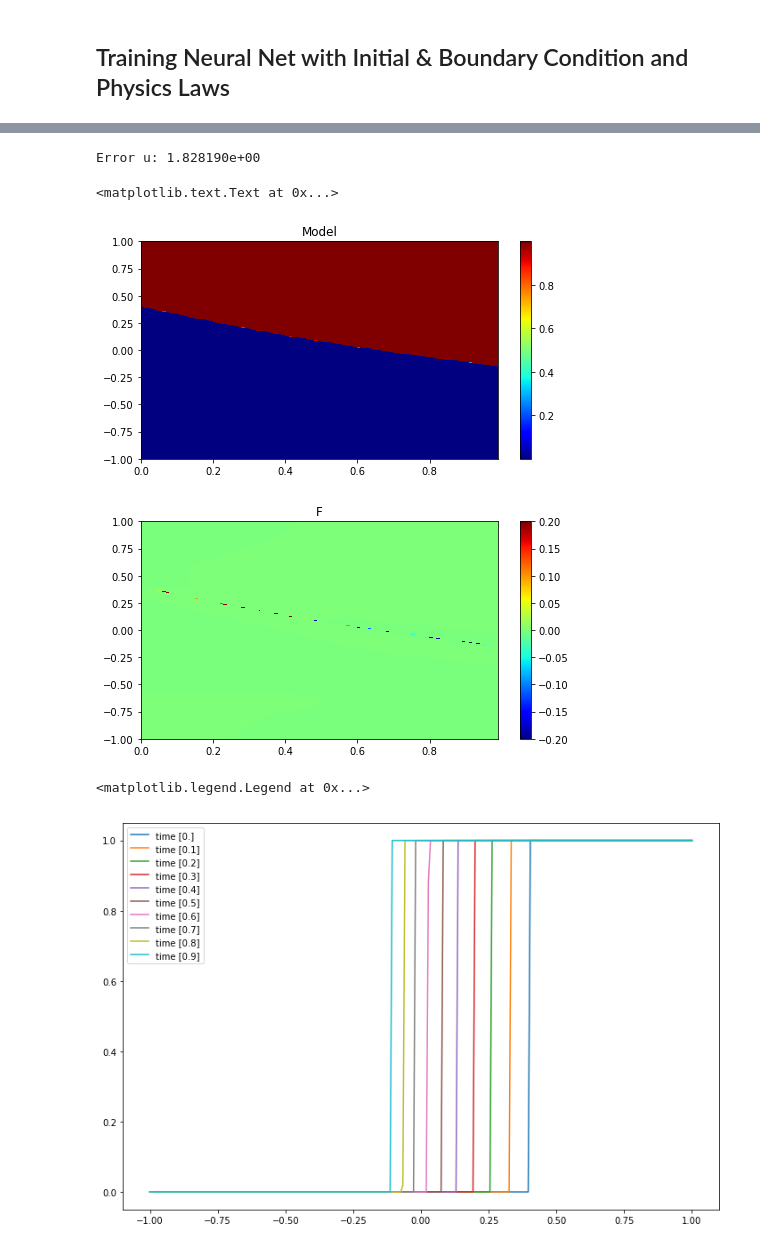
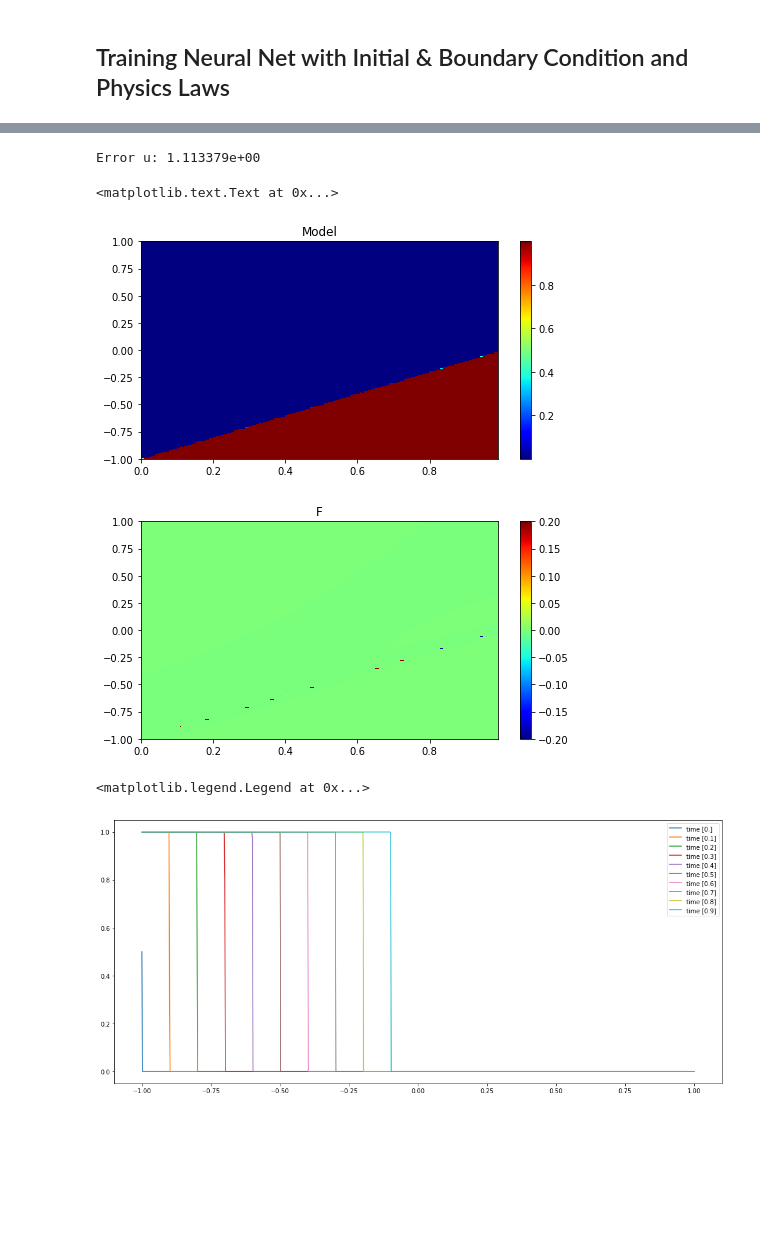
Before and after one commit to zxzhaixiang/physics-informed-neuralnet, a Jupyter notebook: mine/PINN_1D_CFD.ipynb, the cells around one changed output, grey strips where cells are left out. Drawn from its saved outputs; the diff is of its cells as text; code cells hidden in the pictures; blank space fills up the shorter version.

```diff
--- a/mine/PINN_1D_CFD.ipynb
+++ b/mine/PINN_1D_CFD.ipynb
@@ -116,8 +116,8 @@ class PhysicsInformedNN:
         #f = u_t + u*u_x - self.nu*u_xx #burger problem
         #f = u_t - 0.2*u_xx             #1D diffusion problem
         #f = u_t - u_x                  #1D wave propagating left
-        f = u_t - u_x - 0.01*u_xx       #1D wave propagation with diffusion
-        #f = u_t + u_x                  #1D wave propagating right
+        #f = u_t - u_x - 0.01*u_xx       #1D wave propagation with diffusion
+        f = u_t + u_x                  #1D wave propagating right
         #f = u_t - (0.1+u)*u_x - self.nu*u_xx   #1D burger problem with diffusion
         return f
 
@@ -146,10 +146,10 @@ class PhysicsInformedNN:
 nu = 0.01/np.pi
 noise = 0.0
 
-N_u = 1000
-N_f = 1000
+N_u = 50
+N_f = 200
 #layers = [2, 20, 20, 20, 20, 1]
-layers = [2, 20, 20, 20, 20, 20, 20, 20, 20, 20,20,20,20,1]
+layers = [2, 20, 20, 20, 20, 20, 20, 20, 20, 20, 20, 1]
 #layers = [2, 4, 8, 16, 32, 64, 32, 16, 8, 4, 2, 1]
 
 data = scipy.io.loadmat('../appendix/Data/burgers_shock.mat')
@@ -171,18 +171,21 @@ xx1 = np.hstack((X[0:1,:].T, T[0:1,:].T)) #initial condition t=0
 #uu1 = Exact[0:1,:].T
 #uu1 = np.exp(-100*xx1[:,0:1]*xx1[:,0:1])
 #uu1 = np.exp(-10*xx1[:,0:1]*xx1[:,0:1])*np.sin(xx1[:,0:1]*np.pi)
-uu1 = np.heaviside(xx1[:,0:1]-0.4,0) # shock wave
+#uu1 = np.heaviside(xx1[:,0:1]-0.4,0) # shock wave
+uu1 = np.zeros((xx1.shape[0],1)) #all zero
 
 xx2 = np.hstack((X[:,0:1], T[:,0:1])) #boundary condition at x = -1
-uu2 = Exact[:,0:1]
+#uu2 = Exact[:,0:1]
+uu2 = np.ones((xx2.shape[0],1))
 
 xx3 = np.hstack((X[:,-1:], T[:,-1:])) #boundary condition at x = 1
-uu3 = Exact[:,-1:]
+uu3 = np.zeros((xx2.shape[0],1))
+#uu3 = Exact[:,-1:]
 
-#X_u_train = np.vstack([xx1, xx2, xx3])
-#u_train = np.vstack([uu1, uu2, uu3])
-X_u_train = np.vstack([xx1])
-u_train = np.vstack([uu1])
+X_u_train = np.vstack([xx1, xx2, xx3])
+u_train = np.vstack([uu1, uu2, uu3])
+#X_u_train = np.vstack([xx1])
+#u_train = np.vstack([uu1])
 # %%
 X_f_train = lb + (ub-lb)*lhs(2, N_f)
 X_f_train = np.vstack((X_f_train, X_u_train))
@@ -232,7 +235,7 @@ u_pred, f_pred = model.predict(X_star)
 error_u = np.linalg.norm(u_star-u_pred,2)/np.linalg.norm(u_star,2)
 print('Error u: %e' % (error_u))
 # %% [output]
-Error u: 1.828190e+00
+Error u: 1.113379e+00
 # %%
 U_pred = griddata(X_star, u_pred.flatten(), (X, T), method='cubic')
 F_pred = griddata(X_star, f_pred.flatten(), (X, T), method='cubic')
@@ -250,28 +253,29 @@ plt.colorbar()
 plt.title('F')
 # %% [output]
 <matplotlib.text.Text at 0x...>
-[figure, old version]
+[figure, new version]
-[figure, old version]
+[figure, new version]
 # %%
-plt.figure(figsize=(12,8))
+x = np.linspace(-1,1,1000).reshape(1000,1)
+plt.figure(figsize=(18,8))
 for tmp_i in range(0,t.shape[0],10):
     tmp_t = t[tmp_i]
     tmp_x_t = np.concatenate((x,np.full(x.shape,tmp_t)),1)
     tmp_u_pred, _ = model.predict(tmp_x_t)
 
     plt.plot(x,tmp_u_pred,label='time {}'.format(tmp_t))
     #plt.plot(Exact[tmp_i,:],':')
 plt.legend()
 
 # plt.figure(figsize=(12,8))
 # for tmp_i in range(0,t.shape[0],10):
 #     tmp_t = t[tmp_i]
 #     tmp_u_pred = U_pred[tmp_i,:]
 #     plt.plot(tmp_u_pred-Exact[0,:],label='t=%f' % tmp_t)
 # plt.legend()
 # %% [output]
 <matplotlib.legend.Legend at 0x...>
-[figure, old version]
+[figure, new version]
 # %%
 X_star_new = np.concatenate([X_star,X_star,X_star])
 X_star_new[25600:,1]=X_star_new[25600:,1]+1
```
Also changed, not shown: parts of 3 cells of this notebook, 1 other file.
